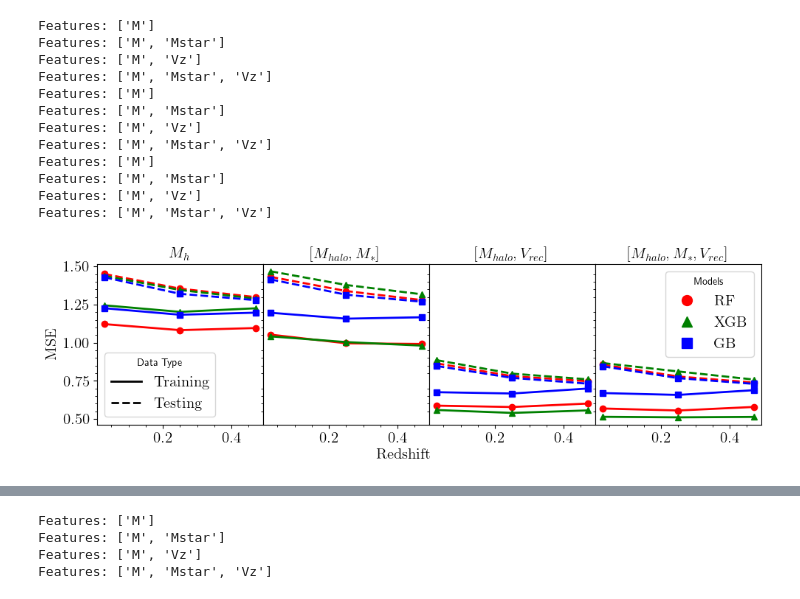
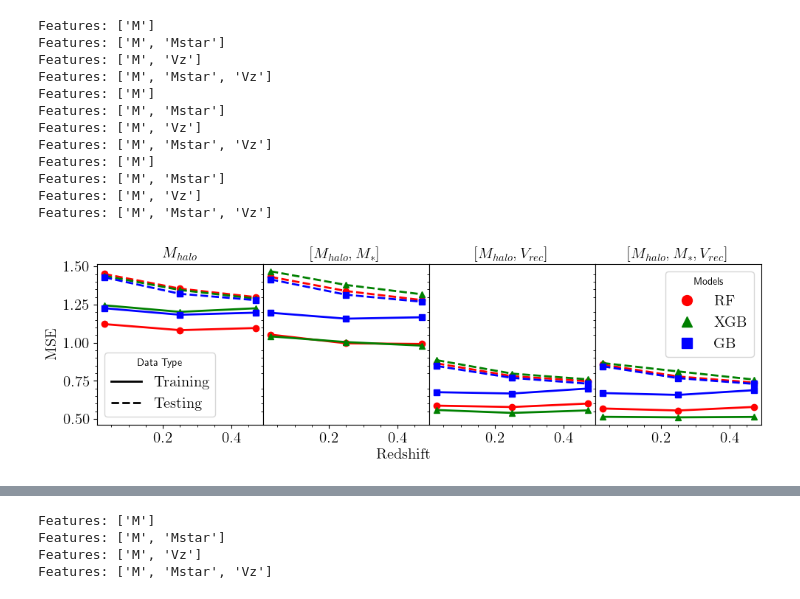
Before and after one commit to antolonappan/kSZscaler, a Jupyter notebook: Notebooks2/test1_r2.ipynb, the cells around one changed output, grey strips where cells are left out. Cells and saved outputs as stored; diff of their text form; code cells hidden in the pictures.

```diff
--- a/Notebooks2/test1_r2.ipynb
+++ b/Notebooks2/test1_r2.ipynb
@@ -52,6 +58,10 @@ df_096 = Analysis(boxno,'096','').get_dataframe()
+# %%
+df_140 = a_140.get_dataframe()
+df_116 = a_116.get_dataframe()
+df_096 = a_096.get_dataframe()
 # %%
 df_140_m = data_manupulation(df_140)
-df_132_m = data_manupulation(df_132)
+df_116_m = data_manupulation(df_116)
 df_096_m = data_manupulation(df_096)
 # %%
 np.polyfit(df_140.M, df_140.Yksz, 1)
@@ -97,7 +107,7 @@ plt.figure(figsize=(3,3))
 i = 0
 rmse = []
 r2 = []
-for df in [df_140_m,df_132_m,df_096_m]:
+for df in [df_140_m,df_116_m,df_096_m]:
     slope, intercept = np.polyfit(df.M, df.Yksz, 1)
     best_fit_line = slope*df.M+intercept
     rmse.append(mean_squared_error(df.Yksz, best_fit_line,squared=False))
@@ -169,7 +179,7 @@ def dicresults(results_M, results_MM, results_MVz, results_MMVz):
     return res
 # %%
 red_results = {}
-for df,z in zip([df_140_m,df_132_m,df_096_m],['0.03','0.25','0.47']):
+for df,z in zip([df_140_m,df_116_m,df_096_m],['0.03','0.25','0.47']):
     res = dicresults(*get_results(df))
     red_results[z] = res
 # %% [output]
@@ -196,7 +206,7 @@ plt.rcParams['xtick.minor.visible'] = True
 
 # Define positions for each feature set, might need to adjust based on your actual feature names
 positions = ['M', '[M,Mstar]', '[M, Vz]', '[M, Mstar, Vz]']
-plabels = ['$M_h$', '$[M_{halo},M_*]$', '$[M_{halo}, V_{rec}]$', '$[M_{halo}, M_*, V_{rec}]$']
+plabels = ['$M_{halo}$', '$[M_{halo},M_*]$', '$[M_{halo}, V_{rec}]$', '$[M_{halo}, M_*, V_{rec}]$']
 mname = ['$\\rm RF$','$\\rm XGB$','$\\rm GB$']
 
 # Set up the figure
@@ -251,34 +261,34 @@ for feature_index, feature_name in enumerate(positions):
         #ax.spines['right'].set_visible(False)
     ax.tick_params(labelsize=15)
     # Remove the x-axis label for all subplots
     ax.set_xlabel('')
 
 
 
 # Set a common x-axis label in the center of the figure
 fig.text(0.5, -0.01, '$\\rm Redshift$', ha='center', fontsize=15)
 
 # Create two legends
 legend_elements_1 = [
     plt.Line2D([0], [0], color='black', linestyle=line_styles['train'], linewidth=2, label='$\\rm Training$'),
     plt.Line2D([0], [0], color='black', linestyle=line_styles['test'], linewidth=2, label='$\\rm Testing$')
 ]
 
 legend_elements_2 = [plt.Line2D([0], [0], marker=model_markers[name], color=model_colors[name], linestyle='None', markersize=10, label=mname[i]) for i,name in enumerate(model_markers)]
 
 # Place the first legend in the left-most subplot
 axs[0].legend(handles=legend_elements_1, loc='lower left', title='Data Type', fontsize=15)
 
 # Place the second legend in the right-most subplot
 axs[-1].legend(handles=legend_elements_2, loc='upper right', title='Models', fontsize=15)
 
 # Adjust layout
 plt.tight_layout()
 plt.subplots_adjust(wspace=0, hspace=0)
 # Show the plot
 plt.savefig('mse.pdf',dpi=300,bbox_inches='tight')
 # %% [output]
-[figure, old version]
+[figure, new version]
 # %%
 mse_data
 # %% [output]
```
Also changed, not shown: parts of 8 cells of this notebook, 6 other files.
